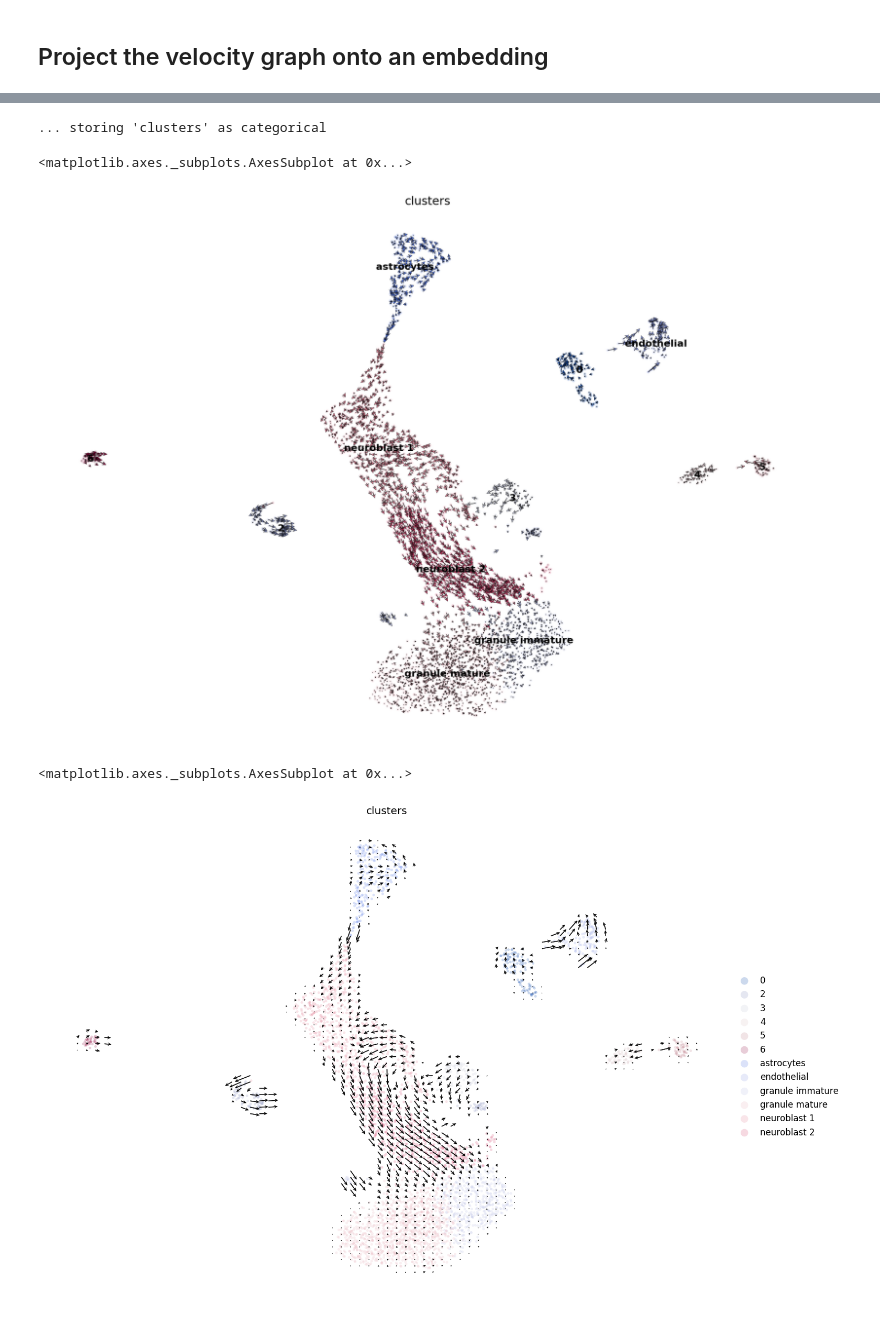
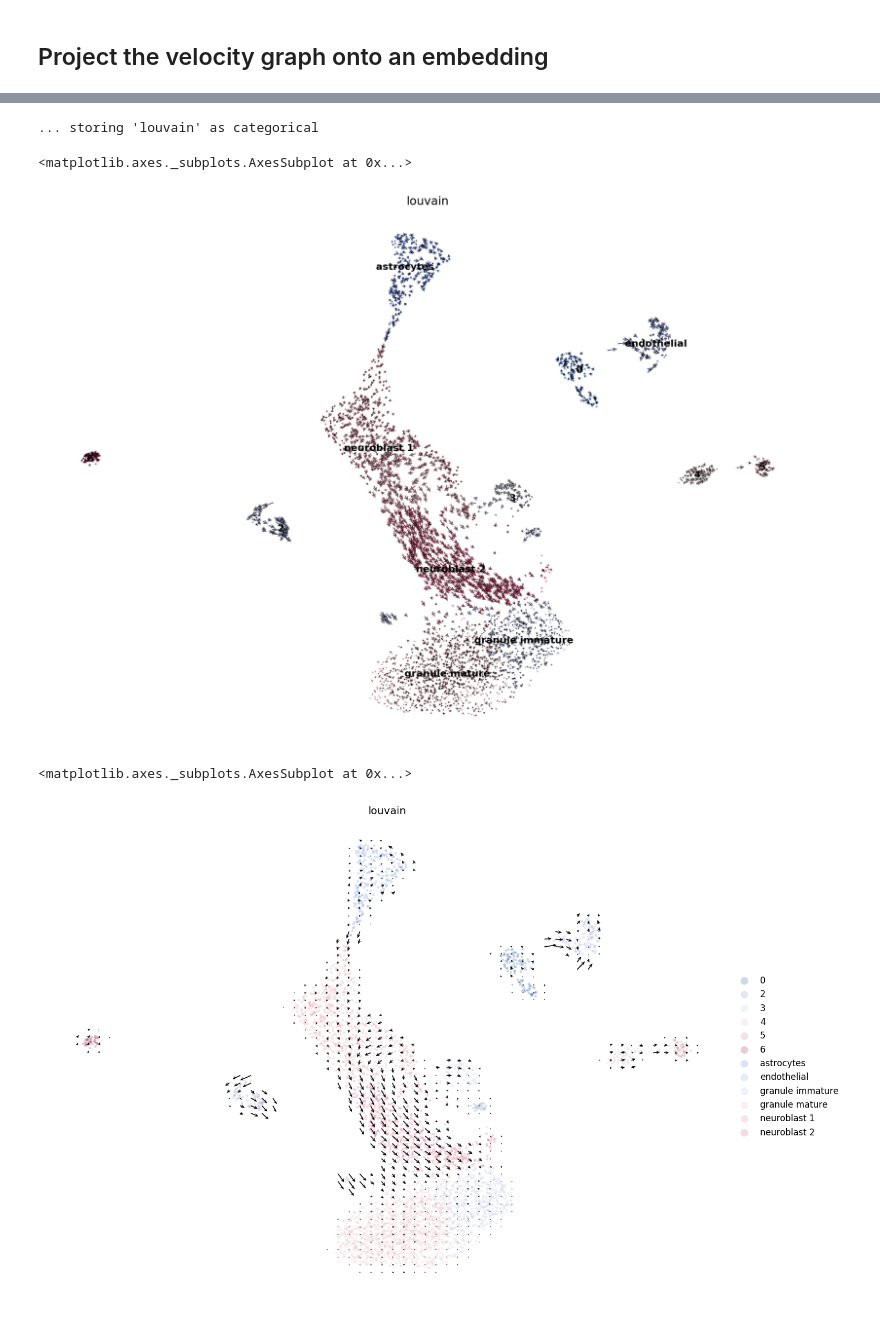
Before and after one commit to theislab/scvelo_notebooks, a Jupyter notebook: DentateGyrus.ipynb, the cells around one changed output, grey strips where cells are left out. Cells and saved outputs as stored; diff of their text form; code cells hidden in the pictures.

```diff
--- a/DentateGyrus.ipynb
+++ b/DentateGyrus.ipynb
@@ -31,7 +31,7 @@ Running scvelo 0.1.2+5.g6d56fdd on 2018-08-21 23:06.
 # %% [markdown]
 ## Load and cleanup the data
 # %%
-adata = sc.read("data/DentateGyrus/10X43_1.loom", cleanup=True, sparse=True, cache=True,
+adata = sc.read("data/DentateGyrus/10X43_1.loom", cleanup=True, sparse=False, cache=True,
                 backup_url="http://pklab.med.harvard.edu/velocyto/DG1/10X43_1.loom")
 # %% [output]
 ... reading from cache file ./cache/data-DentateGyrus-10X43_1.h5ad
@@ -77,6 +80,6 @@ computing moments
 # %%
 if all([path.exists('./write/DG_clusters.npy'), path.exists('./write/DG_umap.npy')]):
-    adata.obs['clusters'] = np.load('./write/DG_clusters.npy')
+    adata.obs['louvain'] = np.load('./write/DG_clusters.npy')
     adata.obsm['X_umap'] = np.load('./write/DG_umap.npy')
 else:
     sc.tl.louvain(adata, resolution=.7, random_state=4)
@@ -109,12 +112,12 @@ computing velocity embedding
 # %%
-scv.pl.velocity_embedding(adata, basis='umap', color='clusters', scale=2.5, legend_loc='on data')
+scv.pl.velocity_embedding(adata, basis='umap', color='louvain', scale=3, legend_loc='on data')
 # %% [output]
-... storing 'clusters' as categorical
+... storing 'louvain' as categorical
 <matplotlib.axes._subplots.AxesSubplot at 0x...>
-[figure, old version]
+[figure, new version]
 # %%
-scv.pl.velocity_embedding_grid(adata, basis='umap', color='clusters', density=1.2, scale=1.5)
+scv.pl.velocity_embedding_grid(adata, basis='umap', color='louvain', density=1, scale=2)
 # %% [output]
 <matplotlib.axes._subplots.AxesSubplot at 0x...>
-[figure, old version]
+[figure, new version]
 # %%
```
Also changed, not shown: parts of 18 cells of this notebook.
